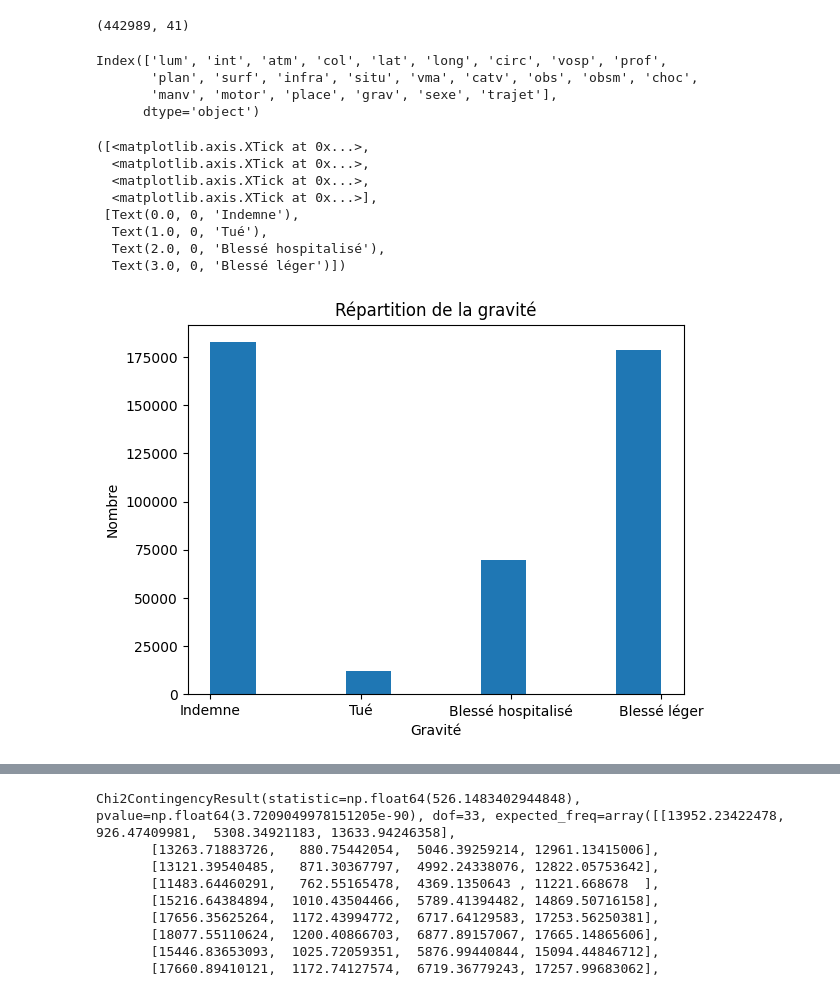
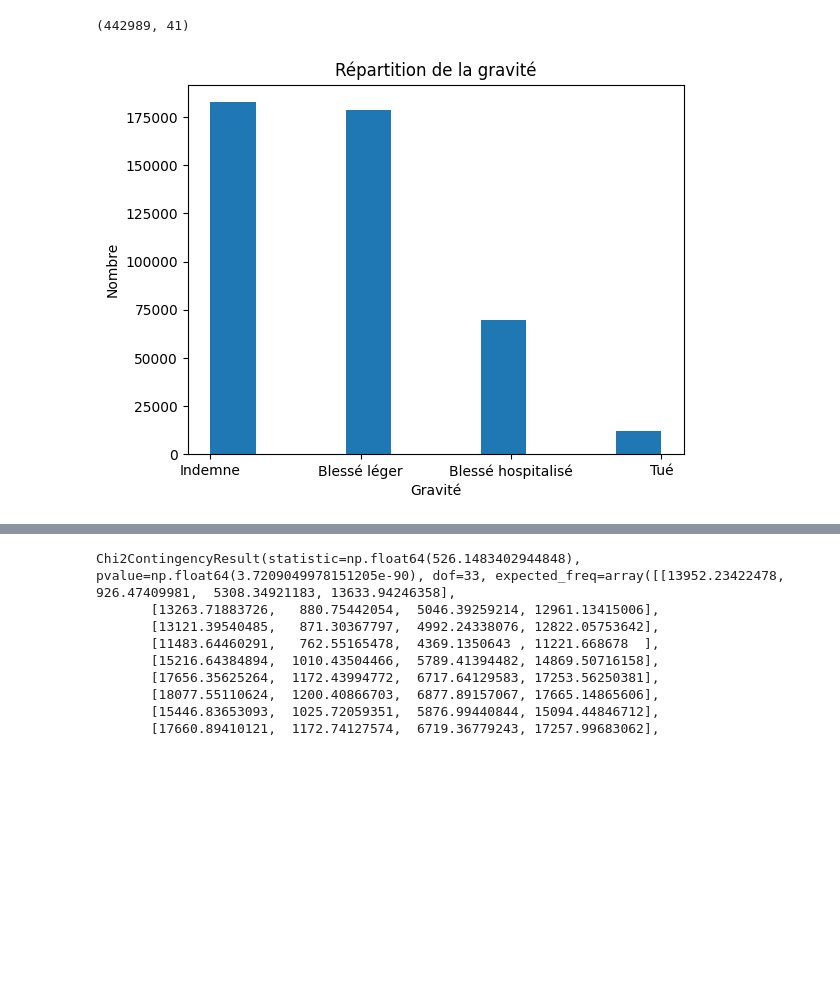
Before and after one commit to karatruc/Streamlit, a Jupyter notebook: Notebooks/Preprocessing/1.Traitements_Donnees.ipynb, the cells around one changed output, grey strips where cells are left out. Cells and saved outputs as stored; diff of their text form; code cells hidden in the pictures; blank space fills up the shorter version.

```diff
--- a/Notebooks/Preprocessing/1.Traitements_Donnees.ipynb
+++ b/Notebooks/Preprocessing/1.Traitements_Donnees.ipynb
@@ -140,18 +119,8 @@ df.drop(['jour','an'], axis = 1, inplace=True)
 # %%
-df.drop(['pr','pr1'], axis = 1, inplace=True)
+# suppression des varaible de localisation (on utilsaera la géolocalisation) et des varaibles diffficilement interprétabes
+df = df.drop(['pr','pr1', 'senc', 'dep','com'], axis = 1)
-# %%
-df.drop(['senc'], axis = 1, inplace=True)
-# %%
-df.drop(['dep','com'], axis = 1, inplace=True)
 # %%
 df.shape
 # %% [output]
 (442989, 41)
-# %%
-df.select_dtypes('float').columns
-# %% [output]
-Index(['lum', 'int', 'atm', 'col', 'lat', 'long', 'circ', 'vosp', 'prof',
-       'plan', 'surf', 'infra', 'situ', 'vma', 'catv', 'obs', 'obsm', 'choc',
-       'manv', 'motor', 'place', 'grav', 'sexe', 'trajet'],
-      dtype='object')
 # %%
@@ -160,21 +130,29 @@ df[['lum', 'int', 'atm', 'col',  'circ', 'vosp', 'prof',
        'manv', 'motor', 'place', 'grav', 'sexe', 'trajet','nbv']] = df[['lum', 'int', 'atm', 'col',  'circ', 'vosp', 'prof',
        'plan', 'surf', 'infra', 'situ', 'vma', 'catv', 'obs', 'obsm', 'choc',
        'manv', 'motor', 'place', 'grav', 'sexe', 'trajet','nbv']].astype('int')
+# %%
+#recodage de la gravité : indice croissant
+"""
+Av => apr => label
+1 => 0 => Indemme
+4 => 1 => Blessé léger
+3 => 2 => Blessé hospitalisé
+2 => 3 => Tué
+"""
+
+df['grav']=df['grav'].replace({1:0})
+df['grav']=df['grav'].replace({4:1})
+
+df['grav']=df['grav'].replace({3:5})
+df['grav']=df['grav'].replace({2:3})
+df['grav']=df['grav'].replace({5:2})
 # %%
-gravite = ['Indemne','Tué','Blessé hospitalisé','Blessé léger']
+gravite = ['Indemne','Blessé léger', 'Blessé hospitalisé', 'Tué',]
 
 df['grav'].astype('str').sort_values().hist(grid=False)
 plt.title('Répartition de la gravité')
 plt.ylabel('Nombre')
 plt.xlabel('Gravité')
-plt.xticks(ticks=['1','2','3','4'],labels=gravite)
+plt.xticks(ticks=['0','1','2','3'],labels=gravite);
 # %% [output]
-([<matplotlib.axis.XTick at 0x...>,
-  <matplotlib.axis.XTick at 0x...>,
-  <matplotlib.axis.XTick at 0x...>,
-  <matplotlib.axis.XTick at 0x...>],
- [Text(0.0, 0, 'Indemne'),
-  Text(1.0, 0, 'Tué'),
-  Text(2.0, 0, 'Blessé hospitalisé'),
-  Text(3.0, 0, 'Blessé léger')])
-[figure, old version]
+[figure, new version]
```
Also changed, not shown: parts of 36 cells of this notebook, 1 other file.
